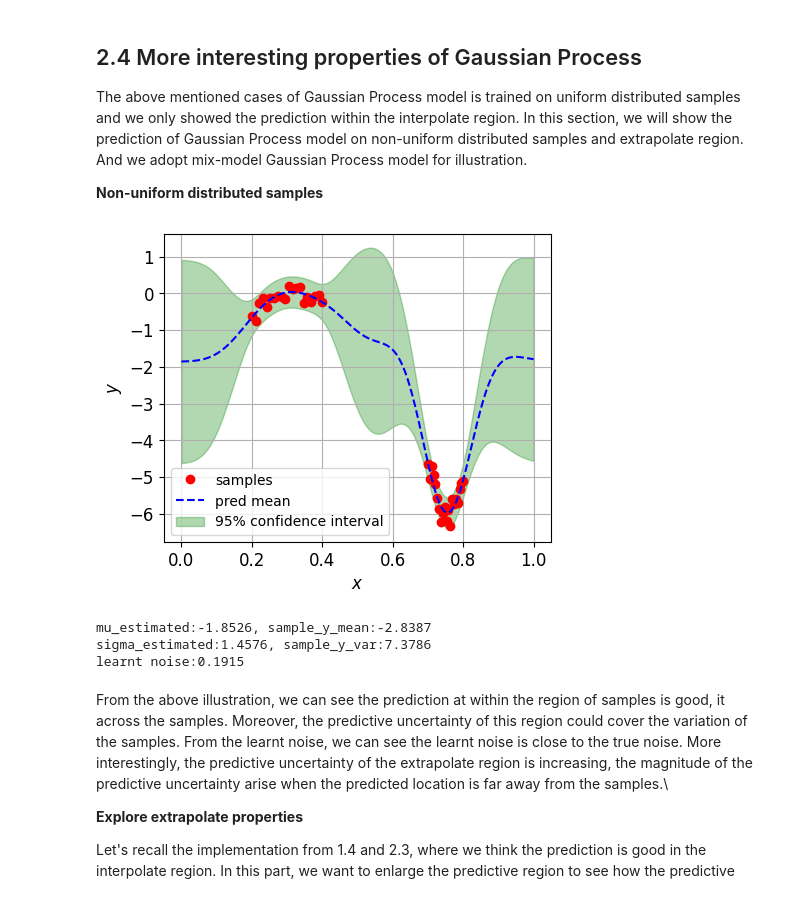
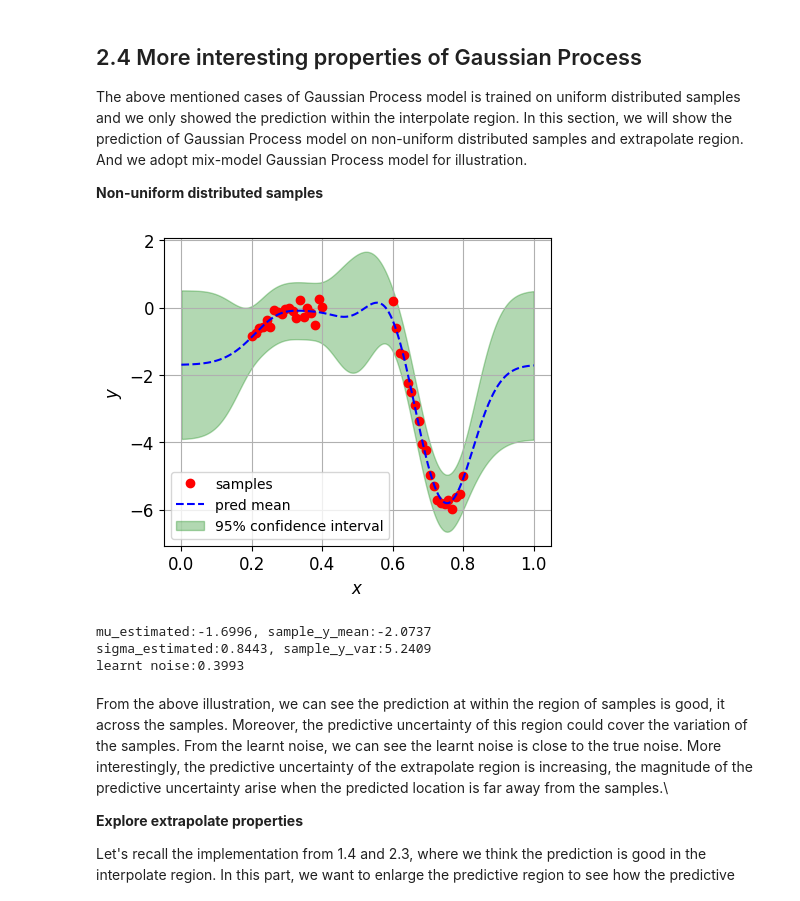
Before and after one commit to JiaxiangYi96/mfpml, a Jupyter notebook: tutorials/from_gp_to_bo.ipynb, the cells around one changed output. Drawn from its saved outputs; the diff is of its cells as text; code cells hidden in the pictures.

```diff
--- a/tutorials/from_gp_to_bo.ipynb
+++ b/tutorials/from_gp_to_bo.ipynb
@@ -273,32 +273,32 @@ The above mentioned cases of Gaussian Process model is trained on uniform distri
 # %%
 # for the above problem, we can assume that we sample from [0.2,0.4] and [0.7,0.8] with same noise level.
 sample_x1 = np.linspace(0.2, 0.4, 20, endpoint=True).reshape((-1, 1))
-sample_x2 = np.linspace(0.7, 0.8, 20, endpoint=True).reshape((-1, 1))
+sample_x2 = np.linspace(0.6, 0.8, 20, endpoint=True).reshape((-1, 1))
 sample_nonuniform_x = np.vstack((sample_x1, sample_x2))
 sample_nonuniform_y = func.f(sample_nonuniform_x) + np.random.normal(
     0, 0.2, sample_nonuniform_x.shape[0]).reshape((-1, 1))
 
 # initialize the regressor
-gp_nonuniform = GaussianProcessRegressor(design_space=func._input_domain)
+gp_nonuniform = GaussianProcess(design_space=func._input_domain)
 # train the model
 gp_nonuniform.train(sample_nonuniform_x, sample_nonuniform_y)
 # get the prediction
 gp_nonuniform_pre, gp_nonuniform_std = gp_nonuniform.predict(
     test_x, return_std=True)
 
 gp_nonuniform.plot_prediction(figsize=(5, 4))
 # %% [output]
-[figure, old version]
+[figure, new version]
 # %%
 # to explore some important parameters
 # estimated mean value
-mu_estimated = gp_nonuniform.mu
+mu_estimated = gp_nonuniform.beta[0, 0]
 # sample mean value
 sample_y_mean = np.mean(sample_nonuniform_y)
 print(f"mu_estimated:{mu_estimated:.4f}, sample_y_mean:{sample_y_mean:.4f}")
 
 # estimated variance
-sigma_estimated = gp_nonuniform.sigma2
+sigma_estimated = gp_nonuniform.sigma2[0, 0]
 # sample variance
 sample_y_var = np.var(sample_nonuniform_y)
 print(
@@ -307,9 +307,9 @@ print(
 # learned noise
 print(f"learnt noise:{gp_nonuniform.noise:.4f}")
 # %% [output]
-mu_estimated:-1.8526, sample_y_mean:-2.8387
-sigma_estimated:1.4576, sample_y_var:7.3786
-learnt noise:0.1915
+mu_estimated:-1.6996, sample_y_mean:-2.0737
+sigma_estimated:0.8443, sample_y_var:5.2409
+learnt noise:0.3993
 # %% [markdown]
 From the above illustration, we can see the prediction at within the region of samples is good, it across the samples. Moreover, the predictive uncertainty of this region could cover the variation of the samples. From the learnt noise, we can see the learnt noise is close to the true noise. More interestingly, the predictive uncertainty of the extrapolate region is increasing, the magnitude of the predictive uncertainty arise when the predicted location is far away from the samples.\
 
```
Also changed, not shown: parts of 17 cells of this notebook, 10 other files.
